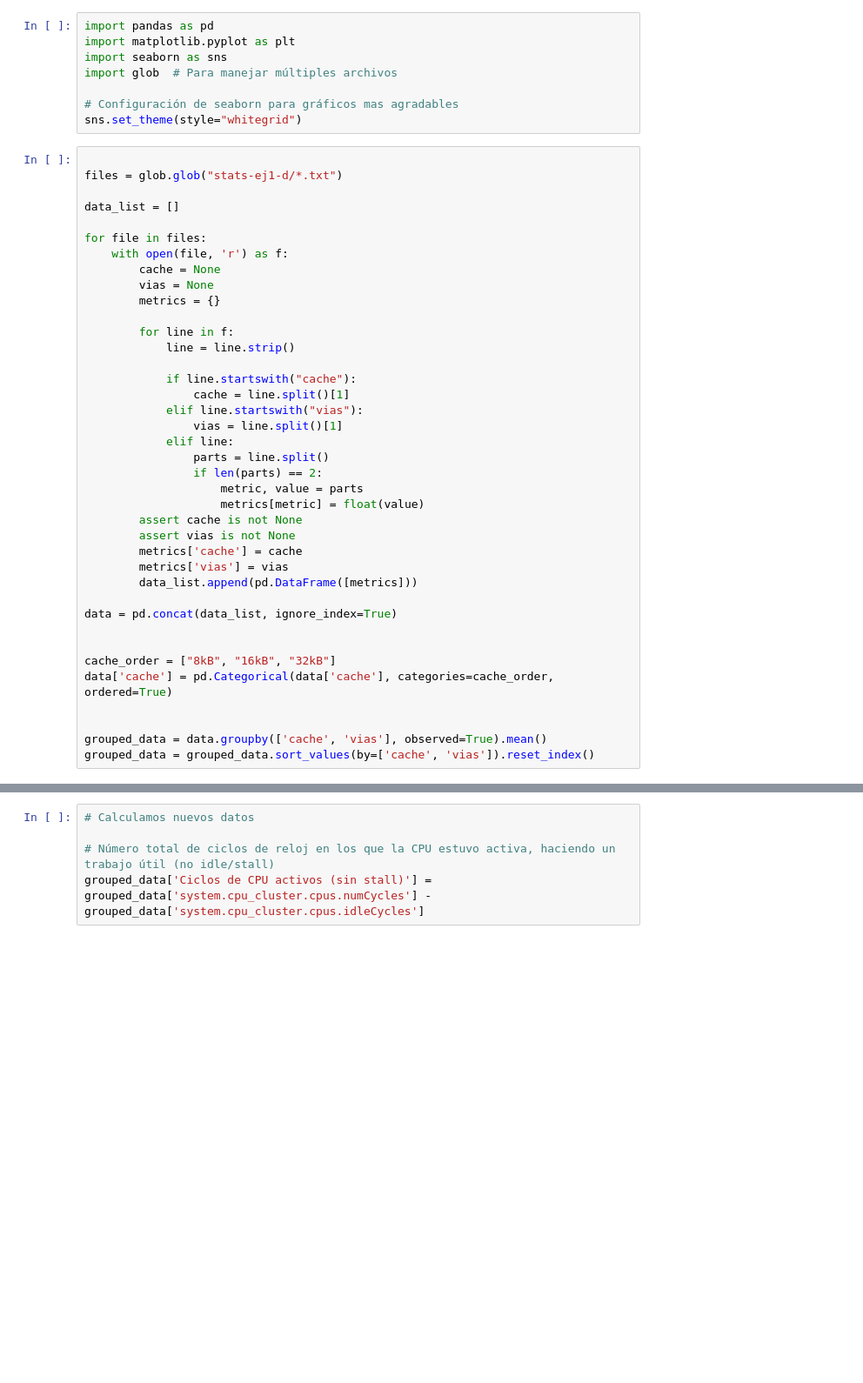
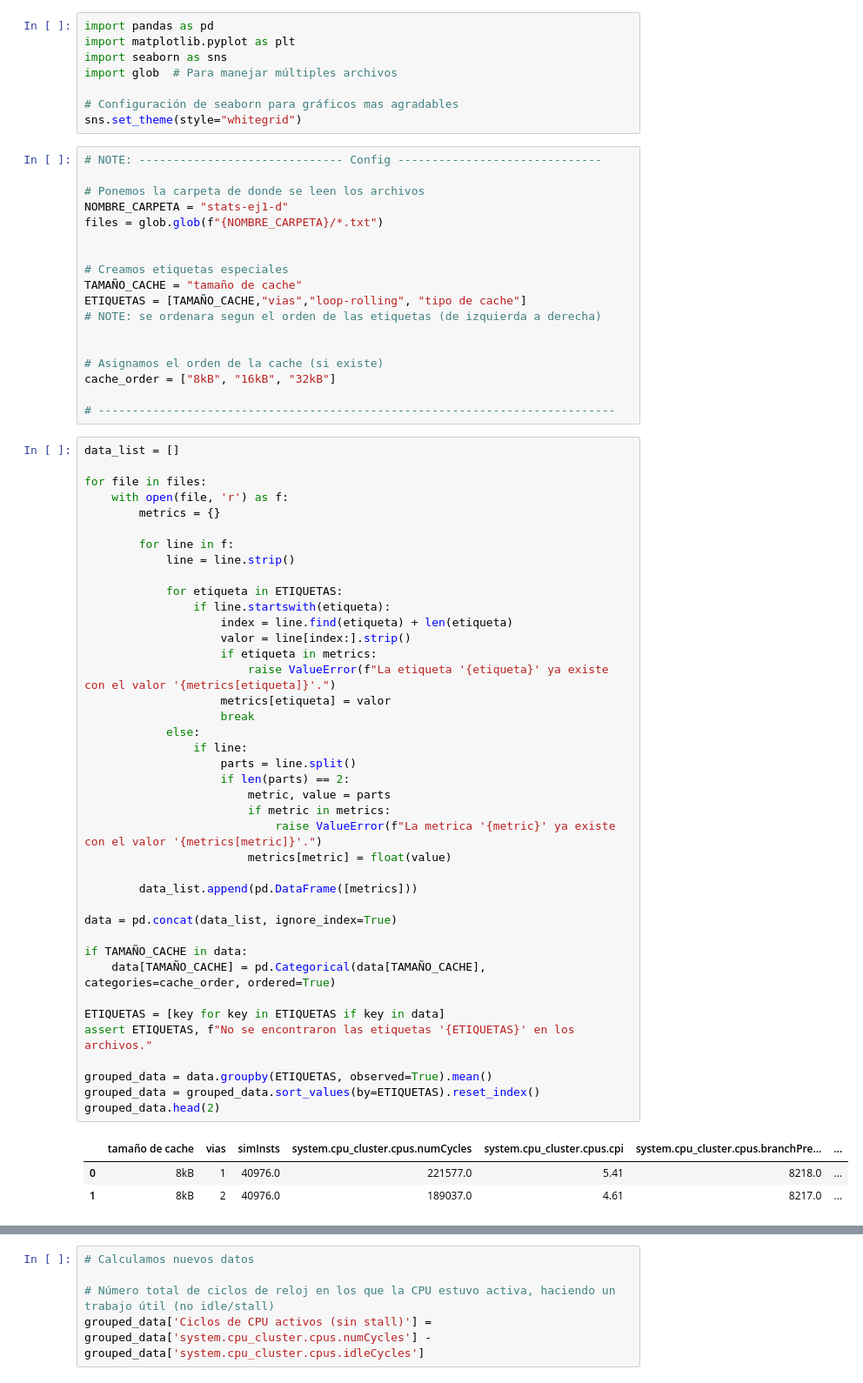
Before and after one commit to Kidmand/Arquitectura-del-computador-lab-2, a Jupyter notebook: stats/Notebook-ej1.ipynb, the cells around one changed output, grey strips where cells are left out. Shown: that part at 87% size. Cells and saved outputs as stored; diff of their text form; blank space fills up the shorter version.

```diff
--- a/stats/Notebook-ej1.ipynb
+++ b/stats/Notebook-ej1.ipynb
@@ -6,42 +6,65 @@ import glob  # Para manejar múltiples archivos
 
 # Configuración de seaborn para gráficos mas agradables
 sns.set_theme(style="whitegrid")
+# %%
+# NOTE: ------------------------------ Config ------------------------------
+
+# Ponemos la carpeta de donde se leen los archivos
+NOMBRE_CARPETA = "stats-ej1-d"
+files = glob.glob(f"{NOMBRE_CARPETA}/*.txt")
+
+
+# Creamos etiquetas especiales
+TAMAÑO_CACHE = "tamaño de cache"
+ETIQUETAS = [TAMAÑO_CACHE,"vias","loop-rolling", "tipo de cache"]
+# NOTE: se ordenara segun el orden de las etiquetas (de izquierda a derecha)
+
+
+# Asignamos el orden de la cache (si existe)
+cache_order = ["8kB", "16kB", "32kB"]
+
+# ----------------------------------------------------------------------------
 # %%
-
-files = glob.glob("stats-ej1-d/*.txt")
-
 data_list = []
 
 for file in files:
     with open(file, 'r') as f:
-        cache = None
-        vias = None
         metrics = {}
 
         for line in f:
             line = line.strip()
 
-            if line.startswith("cache"):
-                cache = line.split()[1]
-            elif line.startswith("vias"):
-                vias = line.split()[1]
-            elif line:
-                parts = line.split()
-                if len(parts) == 2:
-                    metric, value = parts
-                    metrics[metric] = float(value)
-        assert cache is not None
-        assert vias is not None
-        metrics['cache'] = cache
-        metrics['vias'] = vias
+            for etiqueta in ETIQUETAS:
+                if line.startswith(etiqueta):
+                    index = line.find(etiqueta) + len(etiqueta)
+                    valor = line[index:].strip()
+                    if etiqueta in metrics:
+                        raise ValueError(f"La etiqueta '{etiqueta}' ya existe con el valor '{metrics[etiqueta]}'.")
+                    metrics[etiqueta] = valor
+                    break
+            else:
+                if line:
+                    parts = line.split()
+                    if len(parts) == 2:
+                        metric, value = parts
+                        if metric in metrics:
+                            raise ValueError(f"La metrica '{metric}' ya existe con el valor '{metrics[metric]}'.")
+                        metrics[metric] = float(value)
+
         data_list.append(pd.DataFrame([metrics]))
 
 data = pd.concat(data_list, ignore_index=True)
 
+if TAMAÑO_CACHE in data:
+    data[TAMAÑO_CACHE] = pd.Categorical(data[TAMAÑO_CACHE], categories=cache_order, ordered=True)
 
-cache_order = ["8kB", "16kB", "32kB"]
-data['cache'] = pd.Categorical(data['cache'], categories=cache_order, ordered=True)
+ETIQUETAS = [key for key in ETIQUETAS if key in data]
+assert ETIQUETAS, f"No se encontraron las etiquetas '{ETIQUETAS}' en los archivos."
 
-
-grouped_data = data.groupby(['cache', 'vias'], observed=True).mean()
-grouped_data = grouped_data.sort_values(by=['cache', 'vias']).reset_index()
+grouped_data = data.groupby(ETIQUETAS, observed=True).mean()
+grouped_data = grouped_data.sort_values(by=ETIQUETAS).reset_index()
+grouped_data.head(2)
+# %% [output]
+|  | tamaño de cache | vias | simInsts | system.cpu_cluster.cpus.numCycles | system.cpu_cluster.cpus.cpi | system.cpu_cluster.cpus.branchPre... | ... |
+| 0 | 8kB | 1 | 40976.0 | 221577.0 | 5.41 | 8218.0 | ... |
+| 1 | 8kB | 2 | 40976.0 | 189037.0 | 4.61 | 8217.0 | ... |
```
Also changed, not shown: parts of 2 cells of this notebook.
